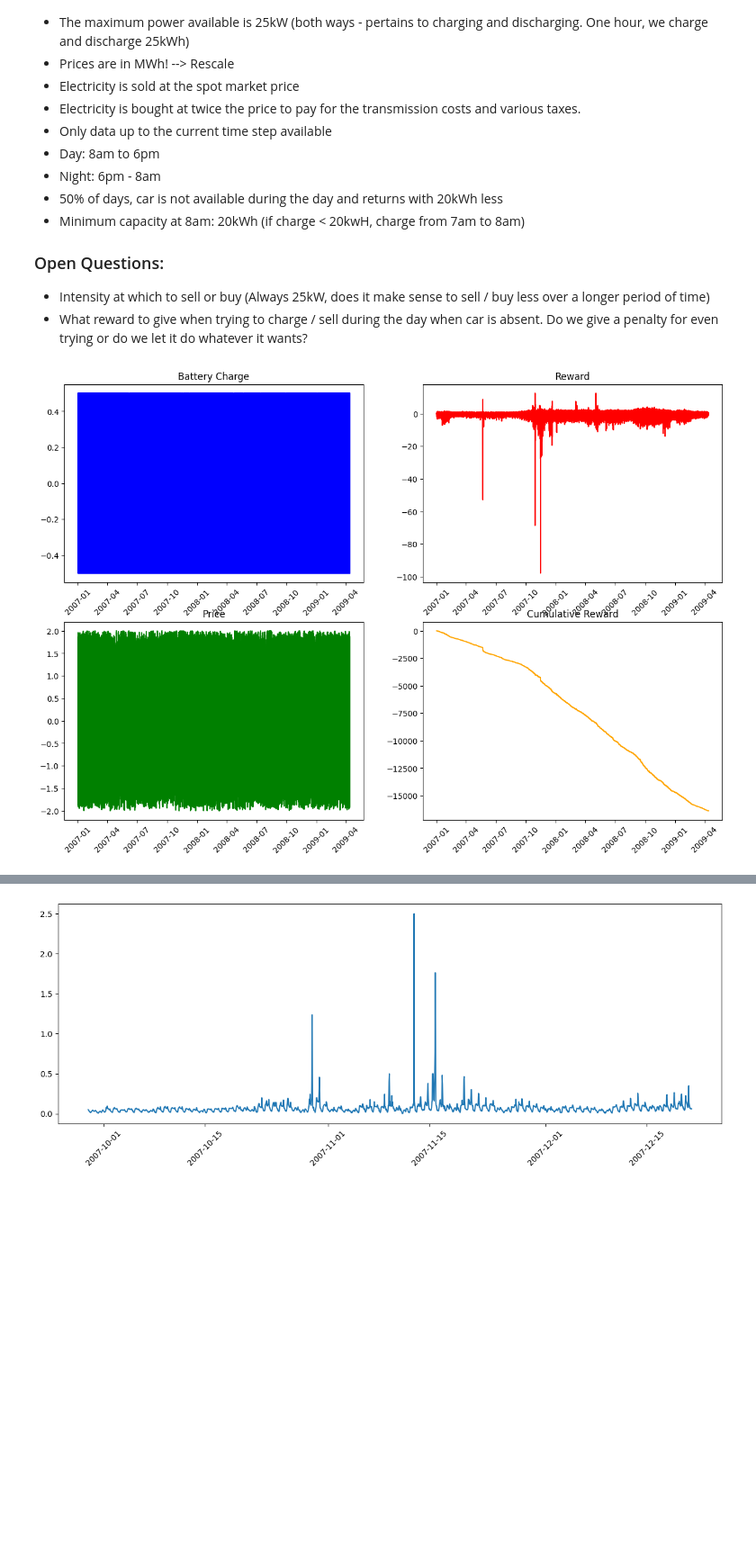
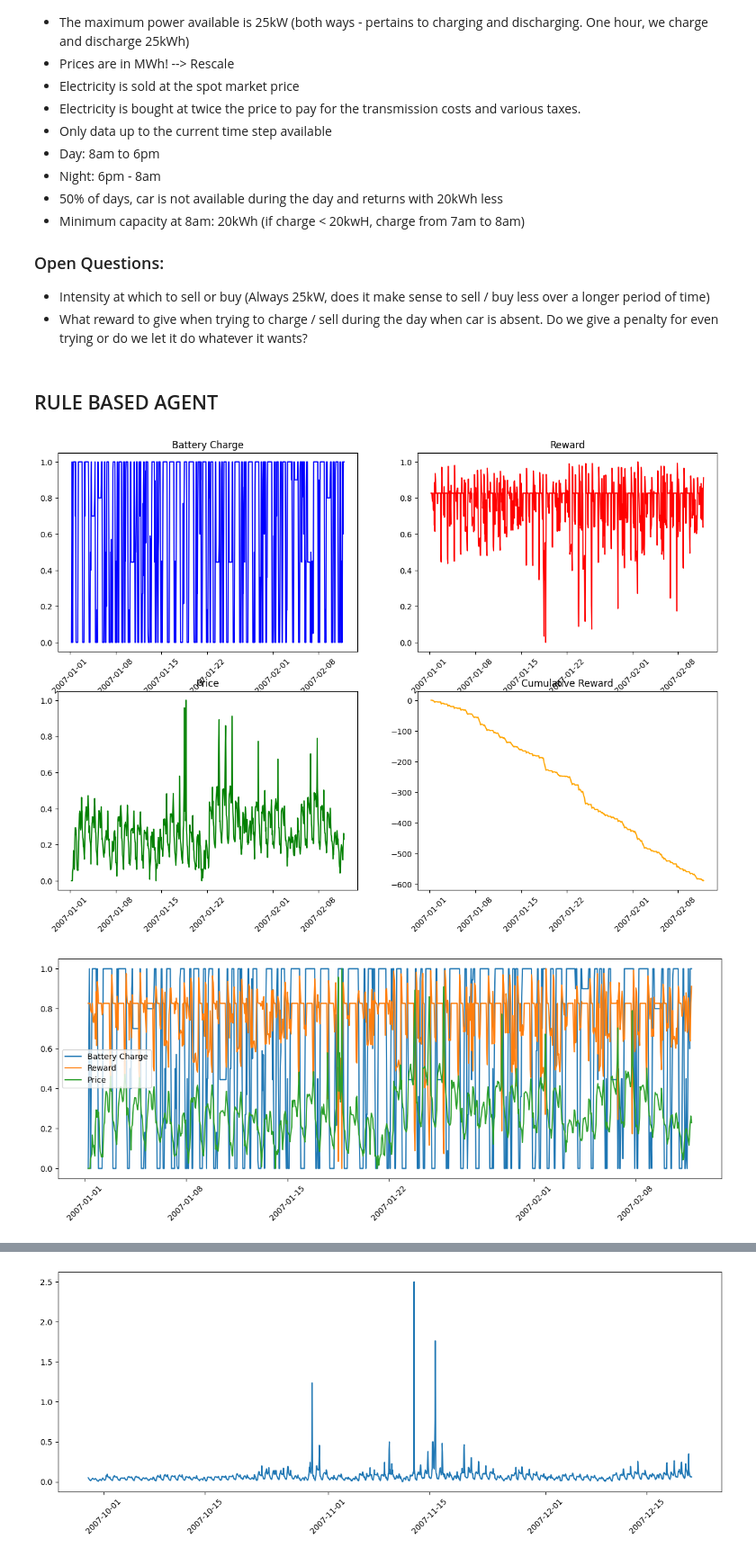
Before and after one commit to MaxFeucht/BatteryGrid, a Jupyter notebook: PRL.ipynb, the cells around one changed output, grey strips where cells are left out. Shown at 90% size. Saved outputs shown, nothing was run; the diff lists cells and outputs as text; code cells hidden in the pictures; blank space fills up the shorter version.

```diff
--- a/PRL.ipynb
+++ b/PRL.ipynb
@@ -57,10 +57,11 @@ val = elongate(pd.read_excel('data/validate.xlsx'))
+# %% [markdown]
+## RULE BASED AGENT
 # %%
-#Evaluate Rule Agent
+# Evaluate Rule-Based Agent
 price_horizon = 5
-env = gym.make('gym_env/BatteryGrid-v0')
-env.setup(train, price_horizon=price_horizon)
-eval_rule = Evaluation(train, env, price_horizon=price_horizon)
-eval_rule.rule_agent(iterations = 20000)
-eval_rule.plot_single(normalize=False)
+df = train
+
+rule_env = gym.make('gym_env/BatteryGrid-v0', disable_env_checker=True)
+rule_env.setup(df, price_horizon=price_horizon)
+eval_rule = RuleEvaluation(df, rule_env)
+eval_rule.evaluate(low_quantile = 0.25, high_quantile = 0.75)
-# %% [output]
-[figure, removed]
@@ -73,0 +68,11 @@ eval_rule.plot_single(normalize=False)
+# %%
+# Visualize Rule-Based Agent
+range = (0, 1000)
+
+plotter = Plotter(eval_rule, range = range)
+plotter.plot_single()
+plotter.plot_all()
+plotter.plot_actions()
+# %% [output]
+[figure, added]
+[figure, added]
```
Also changed, not shown: parts of 16 cells of this notebook, 9 other files.
